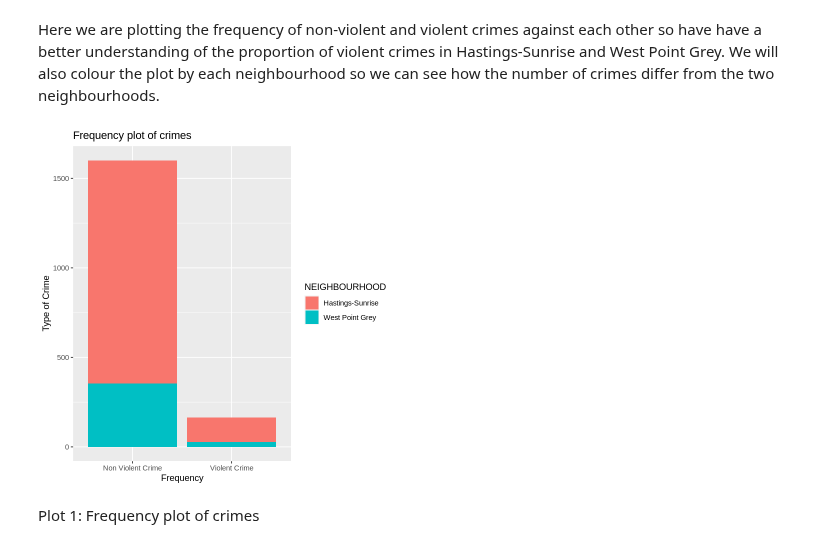
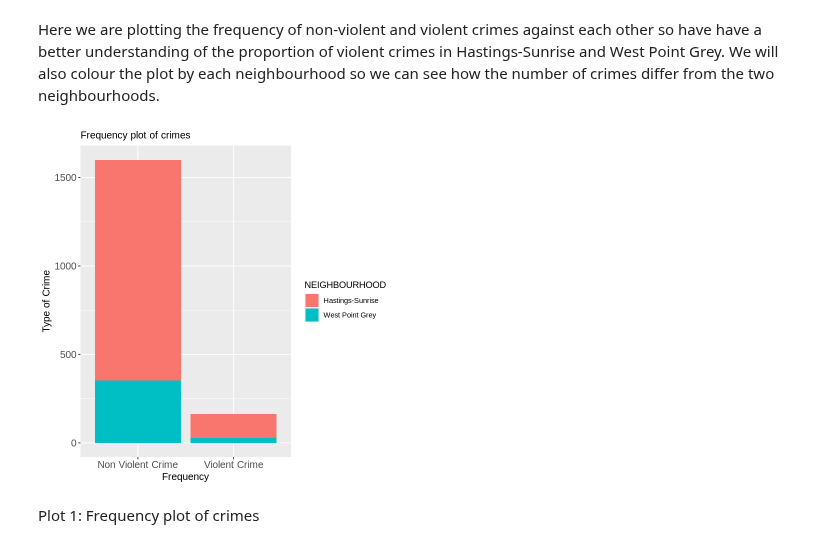
Before and after one commit to Carson-Lu/stat201project-Group27, a Jupyter notebook: proposal.ipynb, the cells around one changed output. Saved outputs shown, nothing was run; the diff lists cells and outputs as text; code cells hidden in the pictures.

Commit message:
Attempting to fix plot titles

```diff
--- a/proposal.ipynb
+++ b/proposal.ipynb
@@ -154,24 +154,27 @@ Here we are plotting the frequency of non-violent and violent crimes against eac
 # %%
 # Adjusting plot sizes
 options(repr.plot.width=6, repr.plot.height=6)
 vcrimes_vs_allcrimes <- crimes_cleaned
 
 # Grouping "Homicide" and "Offence Against a Person" as the same type
 vcrimes_vs_allcrimes$TYPE <- replace(vcrimes_vs_allcrimes$TYPE, vcrimes_vs_allcrimes$TYPE == "Homicide", "Violent Crime")
 vcrimes_vs_allcrimes$TYPE <- replace(vcrimes_vs_allcrimes$TYPE, vcrimes_vs_allcrimes$TYPE == "Offence Against a Person", "Violent Crime")
 
 # Grouping all other crimes as "non-violent" crimes
 vcrimes_vs_allcrimes$TYPE <- replace(vcrimes_vs_allcrimes$TYPE, vcrimes_vs_allcrimes$TYPE != "Violent Crime", "Non Violent Crime")
 
 # Plotting to see the difference between violent and non violent crimes
 vcrimes_vs_allcrimes |>
     ggplot(aes(x = TYPE, fill = NEIGHBOURHOOD)) +
     geom_bar() +
     ggtitle("Frequency plot of crimes") +
     xlab("Frequency") +
-    ylab("Type of Crime")
+    ylab("Type of Crime") +
+    theme(axis.title = element_text(size = 12),
+        axis.text = element_text(size = 12),
+        plot.title = element_text(size = 12))
 # %% [output]
-[figure, old version]
+[figure, new version]
 # %% [markdown]
 Plot 1: Frequency plot of crimes
 # %% [markdown]
```
Also changed, not shown: parts of 2 cells of this notebook.
